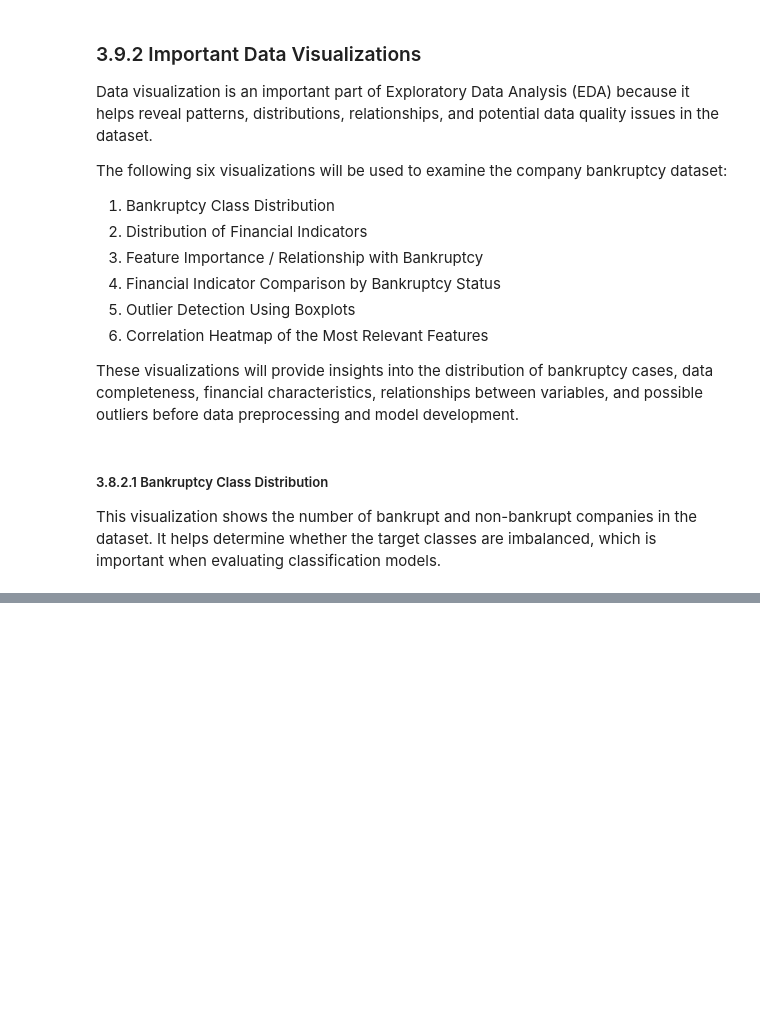
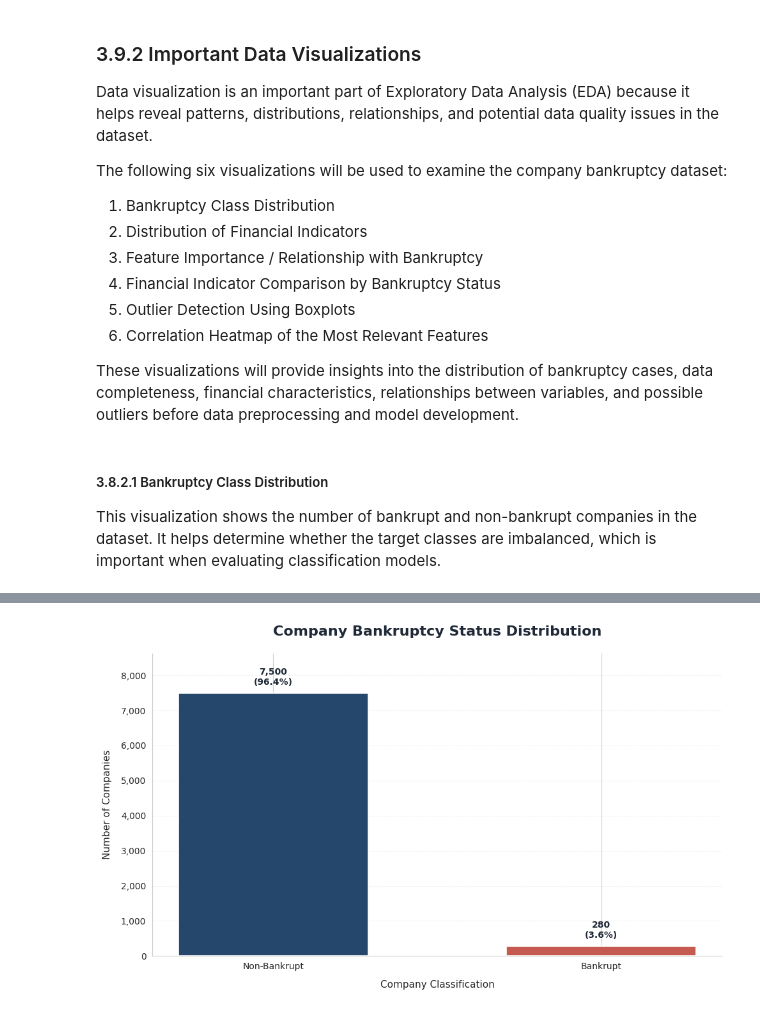
Before and after one commit to Clinton1029/bankruptcy_pred, a Jupyter notebook: Bankruptcy.ipynb, the cells around one changed output, grey strips where cells are left out. Saved outputs shown, nothing was run; the diff lists cells and outputs as text; code cells hidden in the pictures; blank space fills up the shorter version.

```diff
--- a/Bankruptcy.ipynb
+++ b/Bankruptcy.ipynb
@@ -358,0 +338,95 @@ plt.show()
+# %%
+
+# Calculate the number of companies in each bankruptcy class.
+class_counts = df["Bankrupt"].value_counts().reindex([0, 1], fill_value=0)
+
+# Calculate the percentage represented by each bankruptcy class.
+class_percentages = class_counts / class_counts.sum() * 100
+
+# Define professional labels for the two bankruptcy classes.
+class_labels = ["Non-Bankrupt", "Bankrupt"]
+
+# Create a clean figure with a white background.
+fig, ax = plt.subplots(figsize=(10, 6), facecolor="white")
+
+# Apply a white background to the plotting area.
+ax.set_facecolor("white")
+
+# Define a restrained professional colour palette.
+colors = ["#24476B", "#C45A50"]
+
+# Draw the bars using the calculated class counts.
+bars = ax.bar(
+    class_labels,
+    class_counts.values,
+    color=colors,
+    width=0.58,
+    edgecolor="white",
+    linewidth=1.2
+)
+
+# Add a clear, professional chart title.
+ax.set_title(
+    "Company Bankruptcy Status Distribution",
+    fontsize=16,
+    fontweight="bold",
+    color="#1F2937",
+    pad=20
+)
+
+# Label the horizontal axis.
+ax.set_xlabel(
+    "Company Classification",
+    fontsize=11,
+    fontweight="medium",
+    labelpad=10
+)
+
+# Label the vertical axis.
+ax.set_ylabel(
+    "Number of Companies",
+    fontsize=11,
+    fontweight="medium",
+    labelpad=10
+)
+
+# Add count and percentage labels above each bar.
+for bar, count, percentage in zip(
+    bars, class_counts.values, class_percentages.values
+):
+    # Position the annotation slightly above the bar.
+    ax.annotate(
+        f"{count:,.0f}\n({percentage:.1f}%)",
+        xy=(bar.get_x() + bar.get_width() / 2, bar.get_height()),
+        xytext=(0, 7),
+        textcoords="offset points",
+        ha="center",
+        va="bottom",
+        fontsize=10,
+        fontweight="bold",
+        color="#1F2937"
+    )
+
+# Start the vertical axis at zero for a fair comparison.
+ax.set_ylim(0, max(class_counts.max() * 1.15, 1))
+
+# Remove the top and right borders for a cleaner appearance.
+ax.spines["top"].set_visible(False)
+ax.spines["right"].set_visible(False)
+
+# Use subtle horizontal gridlines to improve readability.
+ax.grid(axis="y", linestyle="--", linewidth=0.7, alpha=0.25)
+
+# Keep the bars in front of the gridlines.
+ax.set_axisbelow(True)
+
+# Format vertical-axis tick labels with thousands separators.
+ax.yaxis.set_major_formatter(plt.FuncFormatter(lambda value, _: f"{value:,.0f}"))
+
+# Adjust the layout to prevent labels from being clipped.
+plt.tight_layout()
+
+# Display the final visualization.
+plt.show()
+# %% [output]
+[figure, added]
```
Also changed, not shown: parts of 1 cell of this notebook.
